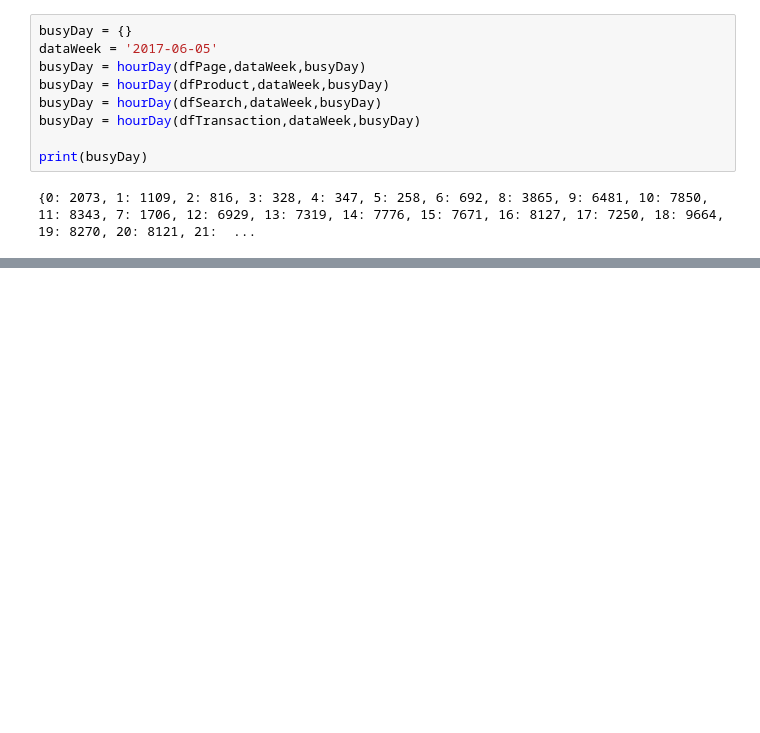
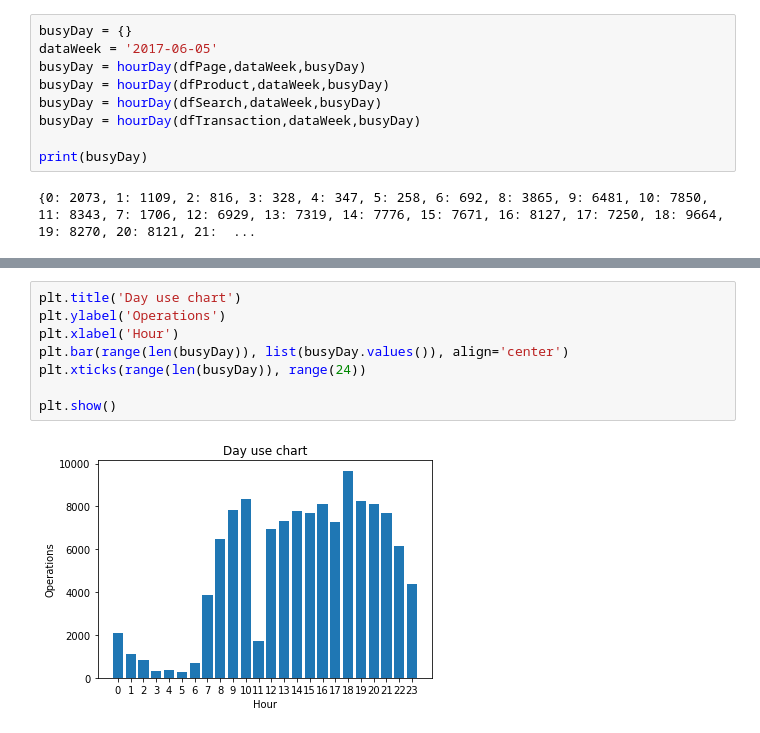
Before and after one commit to nobreconfrade/datascience202, a Jupyter notebook: challenge.ipynb, the cells around one changed output, grey strips where cells are left out. Drawn from its saved outputs; the diff is of its cells as text; blank space fills up the shorter version.

```diff
--- a/challenge.ipynb
+++ b/challenge.ipynb
@@ -442,0 +464,10 @@ print(busyDay)
+# %%
+plt.title('Day use chart')
+plt.ylabel('Operations')
+plt.xlabel('Hour')
+plt.bar(range(len(busyDay)), list(busyDay.values()), align='center')
+plt.xticks(range(len(busyDay)), range(24))
+
+plt.show()
+# %% [output]
+[figure, added]
```
Also changed, not shown: parts of 9 cells of this notebook.
